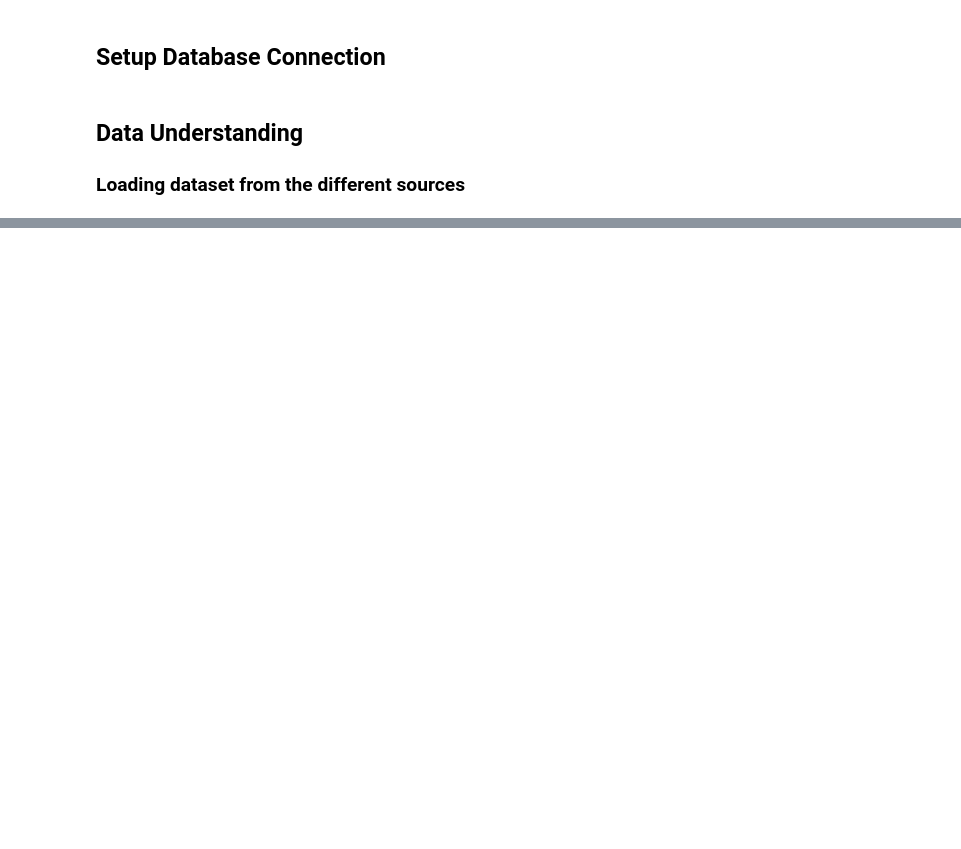
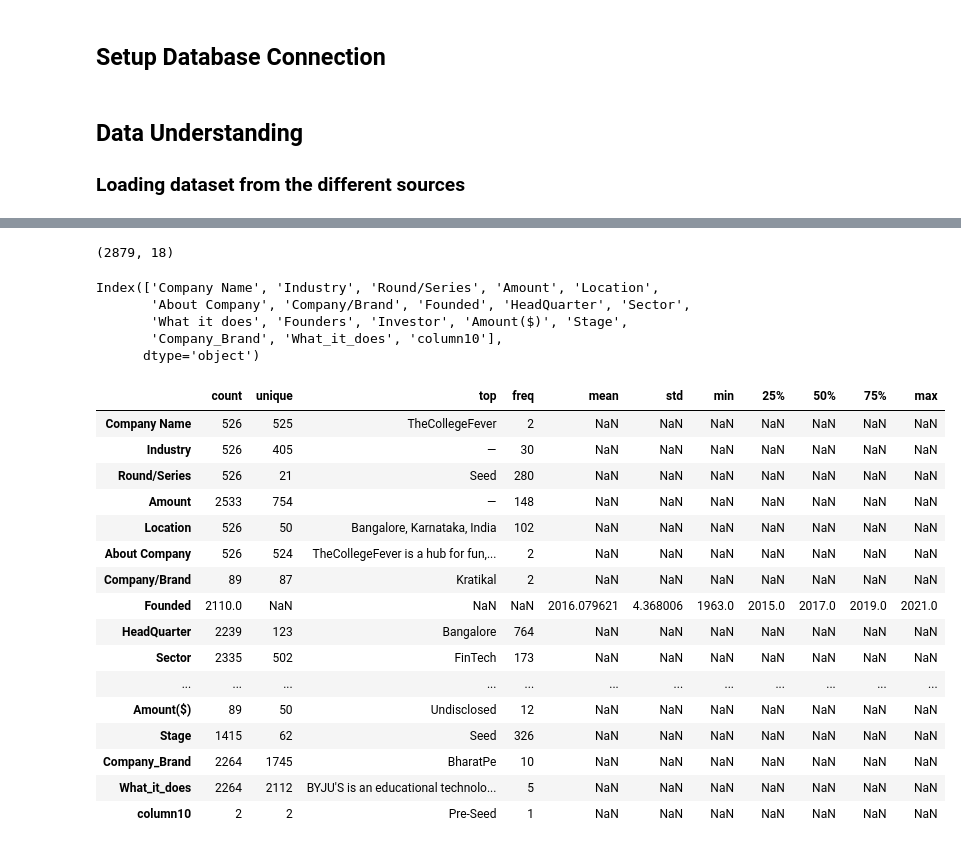
Before and after one commit to adubrightkwartengsnr/India_Startup_Analysis_2018-2021, a Jupyter notebook: start_up_analysis.ipynb, the cells around one changed output, grey strips where cells are left out. Saved outputs shown, nothing was run; the diff lists cells and outputs as text; code cells hidden in the pictures; blank space fills up the shorter version.

```diff
--- a/start_up_analysis.ipynb
+++ b/start_up_analysis.ipynb
@@ -78,3 +93,5 @@ df_2020.head()
 | 4 | Gramophone | 2016.0 | Indore | AgriTech | Gramophone is an AgTech platform ... | Ashish Rajan Singh, Harshit Gupta... | Siana Capital Management, Info Edge | 340000.0 | None | ... |
 # %%
 # load 2019 dataset
+df_2019 = pd.read_csv("data/startup_funding2019.csv")
+df_2019.head()
@@ -80,0 +105,4 @@ df_2020.head()
+# %%
+# load 2018 dataset
+df_2018 = pd.read_csv("D:\Programming Stuffs\DAP(Azubi Africa)\Career Accelerator\Sprint1\Indian_Start_Up_Analysis\data\startup_funding2018.csv")
+df_2018.head()
@@ -80,0 +116,4 @@ df_2020.head()
+# %%
+# concatenated all dataset
+data = pd.concat([df_2018,df_2019,df_2020,df_2021],ignore_index=False)
+data.head()
@@ -80,0 +150,35 @@ df_2020.head()
+# %%
+# check the shape of data
+data.shape
+# %% [output]
+(2879, 18)
+# %%
+# check for columns in the data
+data.columns
+# %% [output]
+Index(['Company Name', 'Industry', 'Round/Series', 'Amount', 'Location',
+       'About Company', 'Company/Brand', 'Founded', 'HeadQuarter', 'Sector',
+       'What it does', 'Founders', 'Investor', 'Amount($)', 'Stage',
+       'Company_Brand', 'What_it_does', 'column10'],
+      dtype='object')
+# %%
+# descriptive statistics of data
+data.describe(include="all").T
+# %% [output]
+|  | count | unique | top | freq | mean | std | min | 25% | 50% | 75% | max |
+| Company Name | 526 | 525 | TheCollegeFever | 2 | NaN | NaN | NaN | NaN | NaN | NaN | NaN |
+| Industry | 526 | 405 | — | 30 | NaN | NaN | NaN | NaN | NaN | NaN | NaN |
+| Round/Series | 526 | 21 | Seed | 280 | NaN | NaN | NaN | NaN | NaN | NaN | NaN |
+| Amount | 2533 | 754 | — | 148 | NaN | NaN | NaN | NaN | NaN | NaN | NaN |
+| Location | 526 | 50 | Bangalore, Karnataka, India | 102 | NaN | NaN | NaN | NaN | NaN | NaN | NaN |
+| About Company | 526 | 524 | TheCollegeFever is a hub for fun,... | 2 | NaN | NaN | NaN | NaN | NaN | NaN | NaN |
+| Company/Brand | 89 | 87 | Kratikal | 2 | NaN | NaN | NaN | NaN | NaN | NaN | NaN |
+| Founded | 2110.0 | NaN | NaN | NaN | 2016.079621 | 4.368006 | 1963.0 | 2015.0 | 2017.0 | 2019.0 | 2021.0 |
+| HeadQuarter | 2239 | 123 | Bangalore | 764 | NaN | NaN | NaN | NaN | NaN | NaN | NaN |
+| Sector | 2335 | 502 | FinTech | 173 | NaN | NaN | NaN | NaN | NaN | NaN | NaN |
+| ... | ... | ... | ... | ... | ... | ... | ... | ... | ... | ... | ... |
+| Amount($) | 89 | 50 | Undisclosed | 12 | NaN | NaN | NaN | NaN | NaN | NaN | NaN |
+| Stage | 1415 | 62 | Seed | 326 | NaN | NaN | NaN | NaN | NaN | NaN | NaN |
+| Company_Brand | 2264 | 1745 | BharatPe | 10 | NaN | NaN | NaN | NaN | NaN | NaN | NaN |
+| What_it_does | 2264 | 2112 | BYJU'S is an educational technolo... | 5 | NaN | NaN | NaN | NaN | NaN | NaN | NaN |
+| column10 | 2 | 2 | Pre-Seed | 1 | NaN | NaN | NaN | NaN | NaN | NaN | NaN |
```
Also changed, not shown: parts of 17 cells of this notebook, 3 other files.
